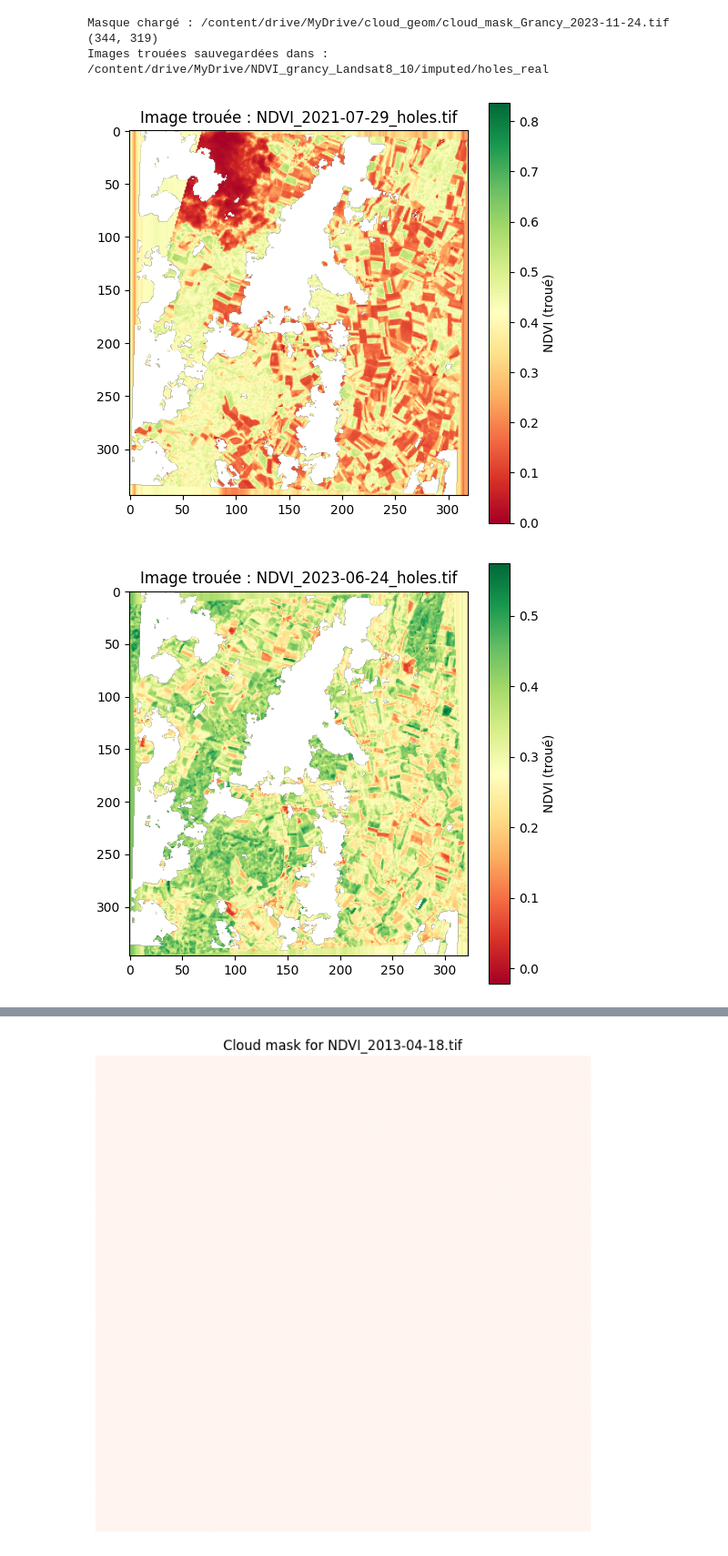
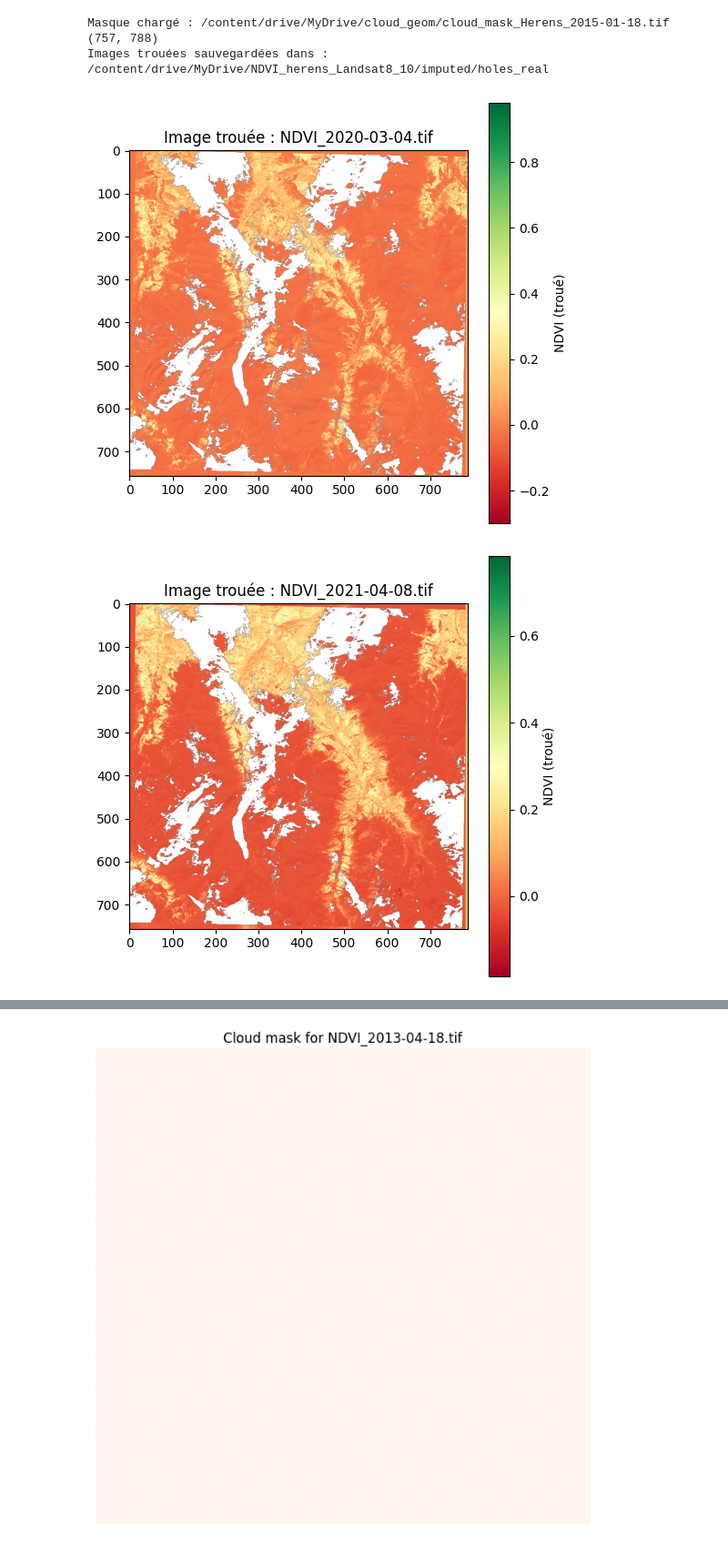
Before and after one commit to larasauser/master, a Jupyter notebook: cloud_real.ipynb, the cells around one changed output, grey strips where cells are left out. Shown at 91% size. Drawn from its saved outputs; the diff is of its cells as text; code cells hidden in the pictures.

```diff
--- a/cloud_real.ipynb
+++ b/cloud_real.ipynb
@@ -38,9 +27,9 @@ import matplotlib.pyplot as plt
 import random
 
 # Dossiers
-input_dir = "/content/drive/MyDrive/NDVI_grancy_Landsat8_10/imputed"
-output_dir = "/content/drive/MyDrive/NDVI_grancy_Landsat8_10/imputed/holes_real"
-mask_path = "/content/drive/MyDrive/cloud_geom/cloud_mask_Grancy_2023-11-24.tif"
+input_dir = "/content/drive/MyDrive/NDVI_herens_Landsat8_10/imputed"
+output_dir = "/content/drive/MyDrive/NDVI_herens_Landsat8_10/imputed/holes_real"
+mask_path = "/content/drive/MyDrive/cloud_geom/cloud_mask_Herens_2015-01-18.tif"
 
 os.makedirs(output_dir, exist_ok=True)
 
@@ -57,7 +46,7 @@ print("Masque chargé :", mask_path, cloud_mask.shape)
 for filename in os.listdir(input_dir):
     if filename.endswith(".tif"):
         in_path = os.path.join(input_dir, filename)
-        out_path = os.path.join(output_dir, filename.replace(".tif", "_holes.tif"))
+        out_path = os.path.join(output_dir, filename.replace(".tif", ".tif"))
 
         with rasterio.open(in_path) as src:
             data = src.read(1)
@@ -76,34 +65,34 @@ for filename in os.listdir(input_dir):
                 mask_resampled = cloud_mask
 
             # Appliquer le masque : remplacer par NaN là où mask = 1
             data_masked = np.where(mask_resampled == 1, np.nan, data)
 
             # Sauvegarde en GeoTIFF
             profile = src.profile
             profile.update(dtype=rasterio.float32, nodata=np.nan)
 
             with rasterio.open(out_path, "w", **profile) as dst:
                 dst.write(data_masked.astype(rasterio.float32), 1)
 
 print("Images trouées sauvegardées dans :", output_dir)
 
 # ✅ Vérification visuelle : afficher 3 images aléatoires
 sample_files = random.sample(
     [f for f in os.listdir(output_dir) if f.endswith(".tif")],
     min(3, len(os.listdir(output_dir)))
 )
 
 for f in sample_files:
     path = os.path.join(output_dir, f)
     with rasterio.open(path) as src:
         arr = src.read(1)
         plt.figure(figsize=(6, 6))
         plt.imshow(arr, cmap="RdYlGn")
         plt.colorbar(label="NDVI (troué)")
         plt.title(f"Image trouée : {f}")
         plt.show()
 # %% [output]
-Masque chargé : /content/drive/MyDrive/cloud_geom/cloud_mask_Grancy_2023-11-24.tif (344, 319)
-Images trouées sauvegardées dans : /content/drive/MyDrive/NDVI_grancy_Landsat8_10/imputed/holes_real
+Masque chargé : /content/drive/MyDrive/cloud_geom/cloud_mask_Herens_2015-01-18.tif (757, 788)
+Images trouées sauvegardées dans : /content/drive/MyDrive/NDVI_herens_Landsat8_10/imputed/holes_real
-[figure, old version]
+[figure, new version]
-[figure, old version]
+[figure, new version]
```
Also changed, not shown: parts of 3 cells of this notebook.
